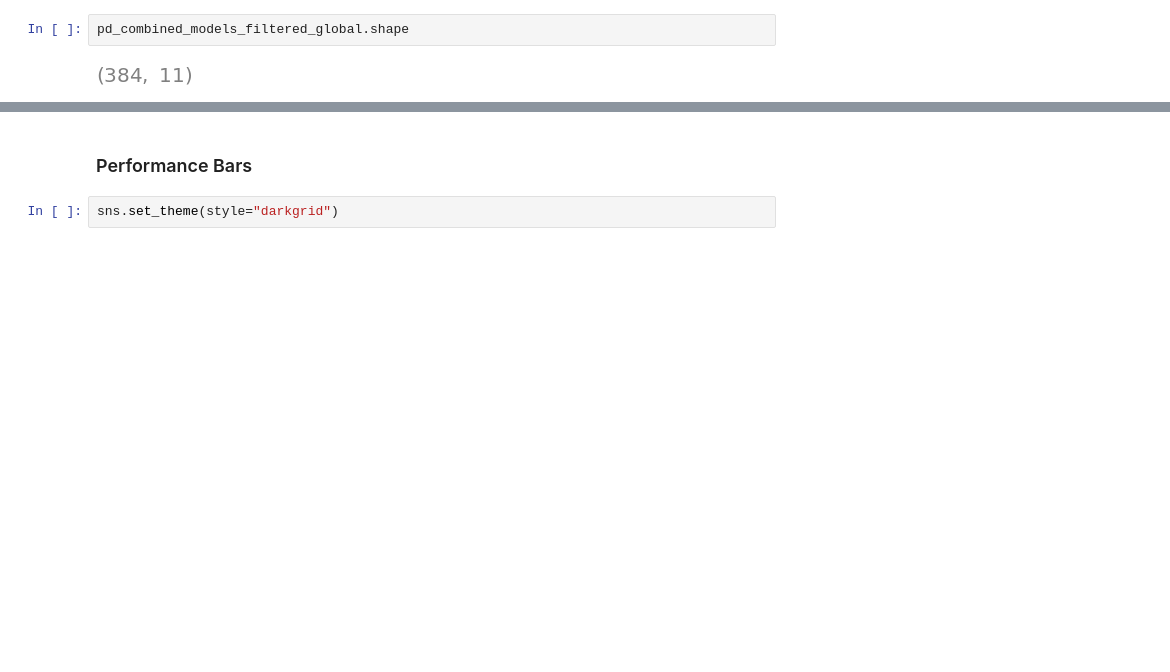
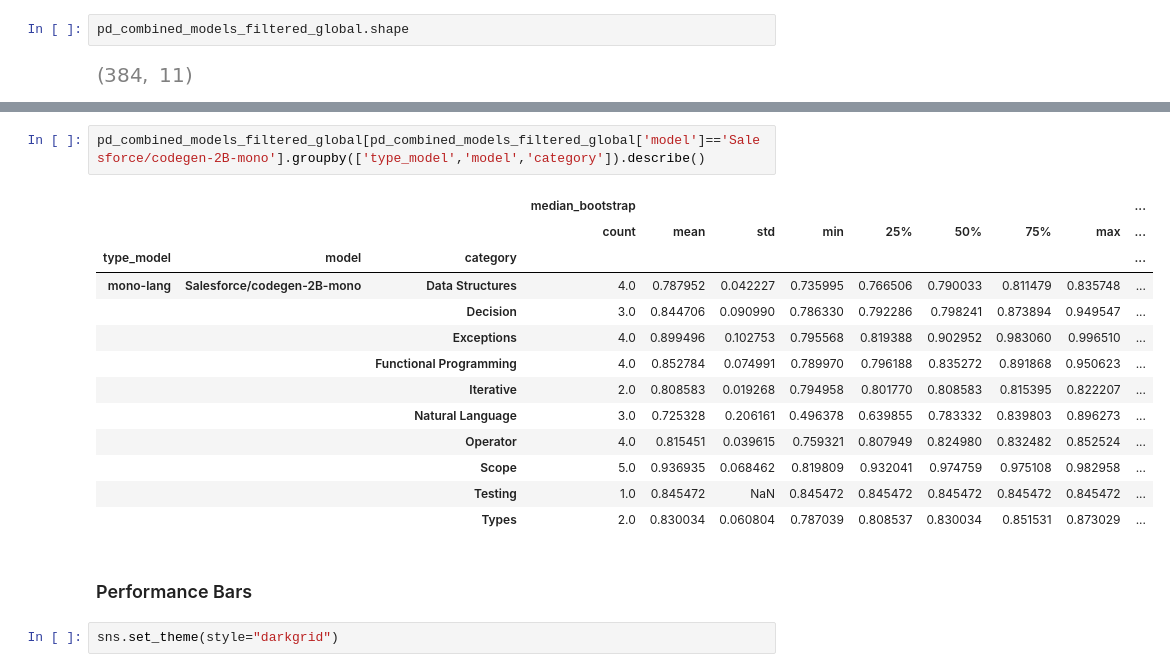
Before and after one commit to WM-SEMERU/CodeSyntaxConcept, a Jupyter notebook: experimental_notebooks/3_confirmatory_dataset_granularity_analysis.ipynb, the cells around one changed output, grey strips where cells are left out. Cells and saved outputs as stored; diff of their text form; blank space fills up the shorter version.

```diff
--- a/experimental_notebooks/3_confirmatory_dataset_granularity_analysis.ipynb
+++ b/experimental_notebooks/3_confirmatory_dataset_granularity_analysis.ipynb
@@ -141,6 +164,22 @@ pd_combined_models_filtered_global.head(1)
 # %% [output]
 |  | ast_element | node_type | concept_median_prob | concept_min_prob | concept_max_prob | model | id | ... |
 | 4 | ] | leaf | [0.5011640191078186, 0.4131472706... | [0.5011640191078186, 0.4131472706... | [0.5011640191078186, 0.4131472706... | EleutherAI/gpt-neo-125m | gpt-3 [125M] | ... |
+# %%
+pd_combined_models_filtered_global[pd_combined_models_filtered_global['model']=='Salesforce/codegen-2B-mono'].groupby(['type_model','model','category']).describe()
+# %% [output]
+|  |  |  | median_bootstrap |  |  |  |  |  |  |  | ... |
+|  |  |  | count | mean | std | min | 25% | 50% | 75% | max | ... |
+| type_model | model | category |  |  |  |  |  |  |  |  | ... |
+| mono-lang | Salesforce/codegen-2B-mono | Data Structures | 4.0 | 0.787952 | 0.042227 | 0.735995 | 0.766506 | 0.790033 | 0.811479 | 0.835748 | ... |
+|  |  | Decision | 3.0 | 0.844706 | 0.090990 | 0.786330 | 0.792286 | 0.798241 | 0.873894 | 0.949547 | ... |
+|  |  | Exceptions | 4.0 | 0.899496 | 0.102753 | 0.795568 | 0.819388 | 0.902952 | 0.983060 | 0.996510 | ... |
+|  |  | Functional Programming | 4.0 | 0.852784 | 0.074991 | 0.789970 | 0.796188 | 0.835272 | 0.891868 | 0.950623 | ... |
+|  |  | Iterative | 2.0 | 0.808583 | 0.019268 | 0.794958 | 0.801770 | 0.808583 | 0.815395 | 0.822207 | ... |
+|  |  | Natural Language | 3.0 | 0.725328 | 0.206161 | 0.496378 | 0.639855 | 0.783332 | 0.839803 | 0.896273 | ... |
+|  |  | Operator | 4.0 | 0.815451 | 0.039615 | 0.759321 | 0.807949 | 0.824980 | 0.832482 | 0.852524 | ... |
+|  |  | Scope | 5.0 | 0.936935 | 0.068462 | 0.819809 | 0.932041 | 0.974759 | 0.975108 | 0.982958 | ... |
+|  |  | Testing | 1.0 | 0.845472 | NaN | 0.845472 | 0.845472 | 0.845472 | 0.845472 | 0.845472 | ... |
+|  |  | Types | 2.0 | 0.830034 | 0.060804 | 0.787039 | 0.808537 | 0.830034 | 0.851531 | 0.873029 | ... |
 # %% [markdown]
 ### Performance Bars
 # %%
```
Also changed, not shown: parts of 1 cell of this notebook.
